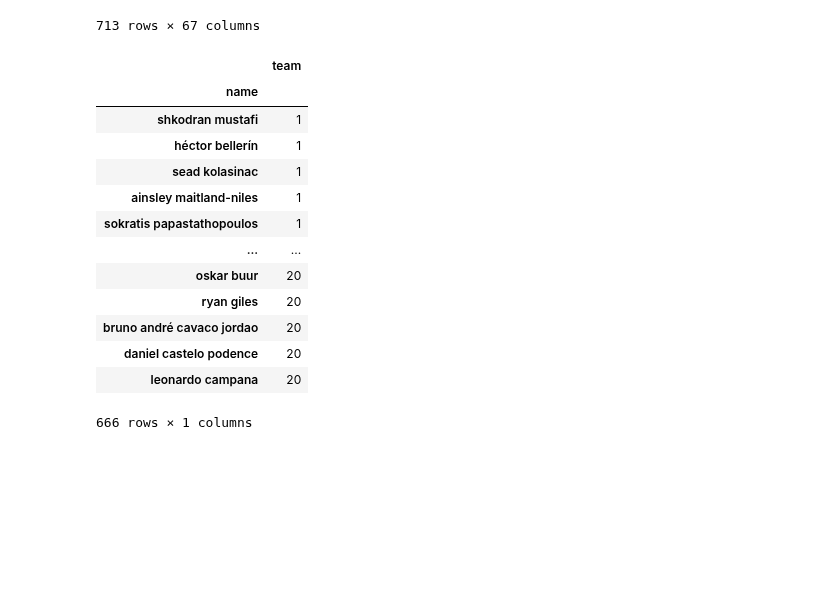
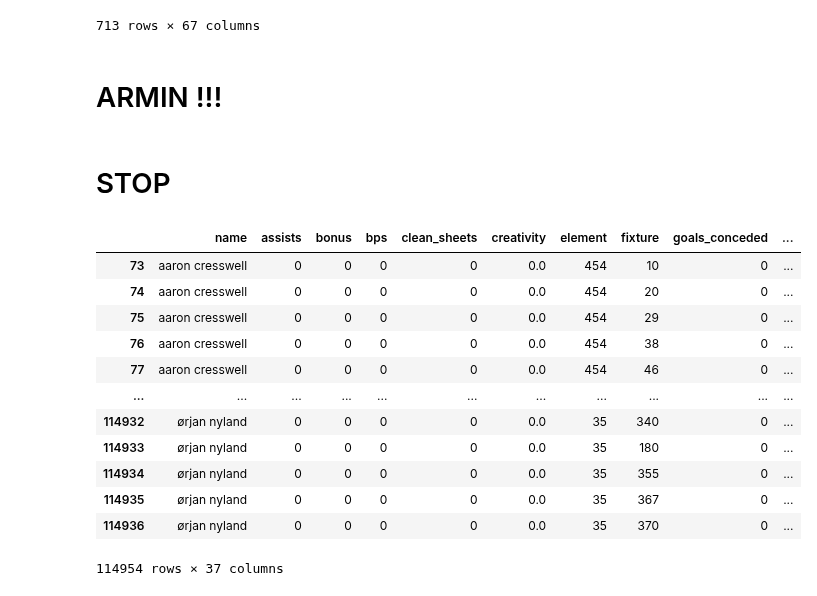
Before and after one commit to 1kruidenp/fflpred, a Jupyter notebook: notebooks/fflpred.ipynb, the cells around one changed output. Drawn from its saved outputs; the diff is of its cells as text; code cells hidden in the pictures; blank space fills up the shorter version.

```diff
--- a/notebooks/fflpred.ipynb
+++ b/notebooks/fflpred.ipynb
@@ -473,3 +489,8 @@ players_raw_20_21
+# %%
+team_19_20 = pd.read_csv('/Users/Stemitsiotis/code/1kruidenp/fflpred/raw_data/2019-20/teams.csv')
+team_20_21 = pd.read_csv('/Users/Stemitsiotis/code/1kruidenp/fflpred/raw_data/2020-21/teams.csv')
+# %% [markdown]
+# ARMIN !!!
 # %%
 raw_teams=[players_raw_16, players_raw_17_18, players_raw_18_19, players_raw_19_20, players_raw_20_21]
 
@@ -482,50 +503,54 @@ for teams in raw_teams: #Iterate through the different raw files
 
 #Here we split the data frame into the seasons and join the raw positions on the name
 
-#df17=df.loc[df['season'] == 17].copy()
-#abc=raw17[['name','position']]
-#abc.set_index('name',drop=True,inplace=True)
-#df17=df17.join(abc, on=['name'])
+df17=full_data.loc[full_data['season'] == 17].copy()
 
-#df18=df.loc[df['season'] == 18].copy()
-#abc=raw18[['name','position']]
-#abc.set_index('name',drop=True,inplace=True)
-#df18=df18.join(abc, on=['name'])
+df18=full_data.loc[full_data['season'] == 18].copy()
 
-#df19=df.loc[df['season'] == 19].copy()
-#abc=raw19[['name','position']]
-#abc.set_index('name',drop=True,inplace=True)
-#df19=df19.join(abc, on=['name'])
+df19=full_data.loc[full_data['season'] == 19].copy()
 
 df20=full_data.loc[full_data['season'] == 20].copy()
 abc=players_raw_19_20[['name','team']]
 abc.set_index('name',drop=True,inplace=True)
 df20=df20.join(abc, on=['name'])
+df20.rename(columns={'team':'team_id'}, inplace=True)
 
-#df21=df.loc[df['season'] == 21].copy()
-#abc=raw21[['name','position']]
-#abc.set_index('name',drop=True,inplace=True)
-#df21=df21.join(abc, on=['name'])
+xyz=team_19_20[['id','name']].copy()
+xyz.rename(columns={'name':'team_name','id':'team_id'}, inplace=True)
+xyz.set_index('team_id', drop=True, inplace=True)
+df20=df20.join(xyz, on=['team_id'])
+
+df21=full_data.loc[full_data['season'] == 21].copy()
+abc=players_raw_20_21[['name','team']]
+abc.set_index('name',drop=True,inplace=True)
+df21=df21.join(abc, on=['name'])
+df21.rename(columns={'team':'team_id'}, inplace=True)
+
+xyz_2=team_20_21[['id','name']].copy()
+xyz_2.rename(columns={'name':'team_name','id':'team_id'}, inplace=True)
+xyz_2.set_index('team_id', drop=True, inplace=True)
+df21=df21.join(xyz_2, on=['team_id'])
 
 #Reconcatenate the data into a complete dataset
 
-#complete_data_teams = pd.concat([df17,df18,df19,df20,df21])
-#complete_data.drop_duplicates(inplace=True) #Drop the duplicates (Danny Ward and Ben Davies)
+complete_data_teams = pd.concat([df17,df18,df19,df20,df21])
+complete_data_teams.drop_duplicates(inplace=True) #Drop the duplicates (Danny Ward and Ben Davies)
+# %% [markdown]
+# STOP
 # %%
-abc
+complete_data_teams
 # %% [output]
-|  | team |
-| name |  |
-| shkodran mustafi | 1 |
-| héctor bellerín | 1 |
-| sead kolasinac | 1 |
-| ainsley maitland-niles | 1 |
-| sokratis papastathopoulos | 1 |
-| ... | ... |
-| oskar buur | 20 |
-| ryan giles | 20 |
-| bruno andré cavaco jordao | 20 |
-| daniel castelo podence | 20 |
-| leonardo campana | 20 |
+|  | name | assists | bonus | bps | clean_sheets | creativity | element | fixture | goals_conceded | ... |
+| 73 | aaron cresswell | 0 | 0 | 0 | 0 | 0.0 | 454 | 10 | 0 | ... |
+| 74 | aaron cresswell | 0 | 0 | 0 | 0 | 0.0 | 454 | 20 | 0 | ... |
+| 75 | aaron cresswell | 0 | 0 | 0 | 0 | 0.0 | 454 | 29 | 0 | ... |
+| 76 | aaron cresswell | 0 | 0 | 0 | 0 | 0.0 | 454 | 38 | 0 | ... |
+| 77 | aaron cresswell | 0 | 0 | 0 | 0 | 0.0 | 454 | 46 | 0 | ... |
+| ... | ... | ... | ... | ... | ... | ... | ... | ... | ... | ... |
+| 114932 | ørjan nyland | 0 | 0 | 0 | 0 | 0.0 | 35 | 340 | 0 | ... |
+| 114933 | ørjan nyland | 0 | 0 | 0 | 0 | 0.0 | 35 | 180 | 0 | ... |
+| 114934 | ørjan nyland | 0 | 0 | 0 | 0 | 0.0 | 35 | 355 | 0 | ... |
+| 114935 | ørjan nyland | 0 | 0 | 0 | 0 | 0.0 | 35 | 367 | 0 | ... |
+| 114936 | ørjan nyland | 0 | 0 | 0 | 0 | 0.0 | 35 | 370 | 0 | ... |
-666 rows × 1 columns
+114954 rows × 37 columns
 # %%
```
Also changed, not shown: parts of 5 cells of this notebook.
